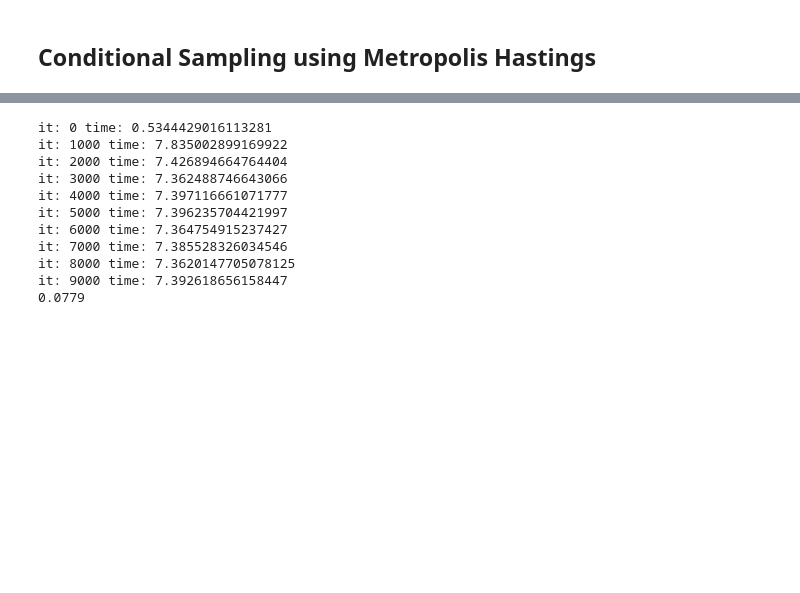
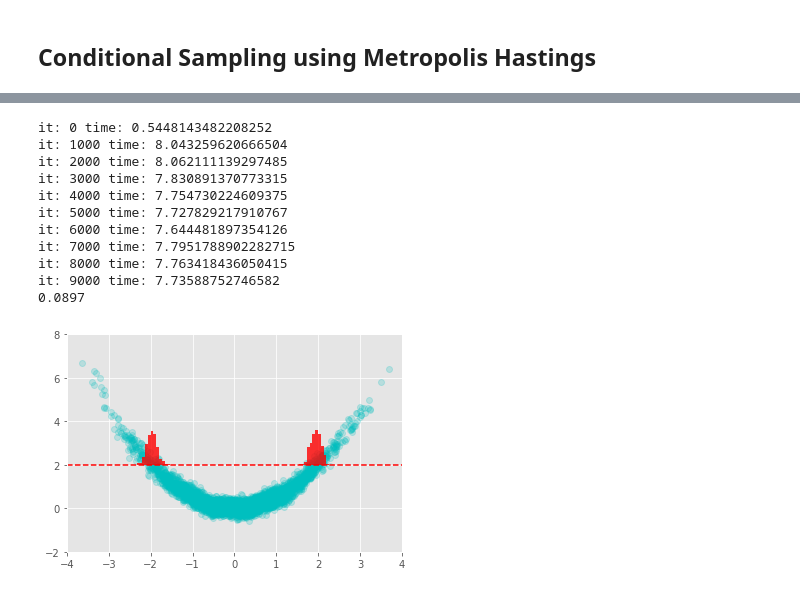
Before and after one commit to CaseyLeeDowdle/TransportNets, a Jupyter notebook: examples/banana/MH-MCMC.ipynb, the cells around one changed output, grey strips where cells are left out. Cells and saved outputs as stored; diff of their text form; code cells hidden in the pictures; blank space fills up the shorter version.

```diff
--- a/examples/banana/MH-MCMC.ipynb
+++ b/examples/banana/MH-MCMC.ipynb
@@ -130,23 +134,26 @@ plt.axhline(y=y_star, color='c', linestyle='--')
 # %%
 # Run the algorithm
-acc_rate, samples = MH2d(nvp, y_star = 0.0)
+acc_rate, samples = MH2d(nvp, y_star = y_star)
 print(acc_rate)
 # %% [output]
-it: 0 time: 0.5344429016113281
-it: 1000 time: 7.835002899169922
-it: 2000 time: 7.426894664764404
-it: 3000 time: 7.362488746643066
-it: 4000 time: 7.397116661071777
-it: 5000 time: 7.396235704421997
-it: 6000 time: 7.364754915237427
-it: 7000 time: 7.385528326034546
-it: 8000 time: 7.3620147705078125
-it: 9000 time: 7.392618656158447
-0.0779
+it: 0 time: 0.5448143482208252
+it: 1000 time: 8.043259620666504
+it: 2000 time: 8.062111139297485
+it: 3000 time: 7.830891370773315
+it: 4000 time: 7.754730224609375
+it: 5000 time: 7.727829217910767
+it: 6000 time: 7.644481897354126
+it: 7000 time: 7.7951788902282715
+it: 8000 time: 7.763418436050415
+it: 9000 time: 7.73588752746582
+0.0897
 # %%
 # Plot the conditional samples
 fig, ax = plt.subplots()
 ax.plot(forward_pass[:, 0], forward_pass[:, 1], 'co', alpha=.2)
-ax.hist(samples, 150, (-5, 5), color='r', alpha=.8, density=True, zorder=10)
+ax.hist(samples, 150, (-5, 5), color='r', alpha=.8, density=True, zorder=10,bottom=2.0)
 ax.axhline(y=y_star, color='r', linestyle='--')
-ax.set(xlim=(-3, 3))
+ax.set(xlim=(-4,4))
+ax.set(ylim=(-2,8));
+# %% [output]
+[figure, added]
```
Also changed, not shown: parts of 6 cells of this notebook, 9 other files.
